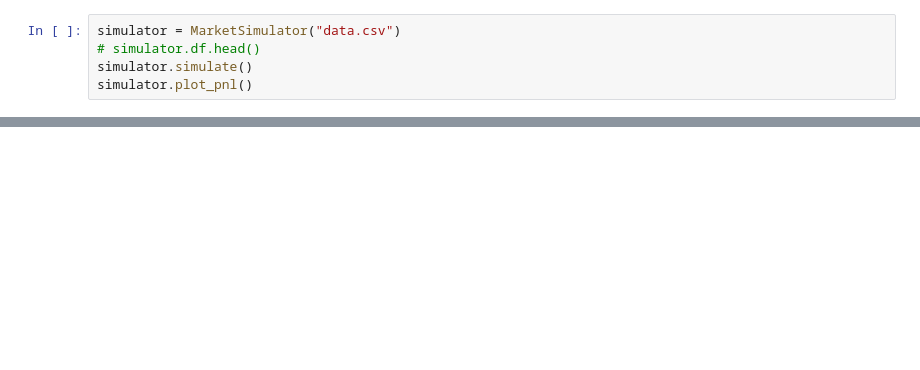
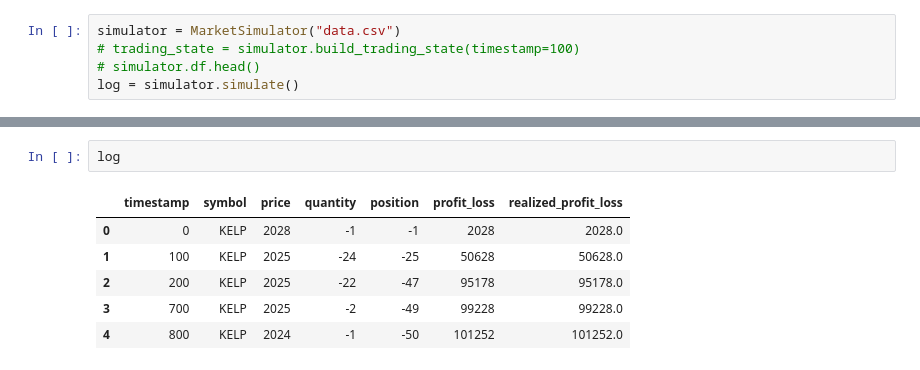
Before and after one commit to JosheevR/prosperity-3, a Jupyter notebook: MarketTest.ipynb, the cells around one changed output, grey strips where cells are left out. Cells and saved outputs as stored; diff of their text form; blank space fills up the shorter version.

Commit message:
market simulator almost finished

```diff
--- a/MarketTest.ipynb
+++ b/MarketTest.ipynb
@@ -4,6 +7,6 @@ import pandas as pd
 # %%
 simulator = MarketSimulator("data.csv")
+# trading_state = simulator.build_trading_state(timestamp=100)
 # simulator.df.head()
-simulator.simulate()
-simulator.plot_pnl()
+log = simulator.simulate()
 # %% [output]
@@ -10,0 +30,9 @@ KeyError: 'buy_p1'
+# %%
+log
+# %% [output]
+|  | timestamp | symbol | price | quantity | position | profit_loss | realized_profit_loss |
+| 0 | 0 | KELP | 2028 | -1 | -1 | 2028 | 2028.0 |
+| 1 | 100 | KELP | 2025 | -24 | -25 | 50628 | 50628.0 |
+| 2 | 200 | KELP | 2025 | -22 | -47 | 95178 | 95178.0 |
+| 3 | 700 | KELP | 2025 | -2 | -49 | 99228 | 99228.0 |
+| 4 | 800 | KELP | 2024 | -1 | -50 | 101252 | 101252.0 |
```
Also changed, not shown: parts of 2 cells of this notebook, 5 other files.
